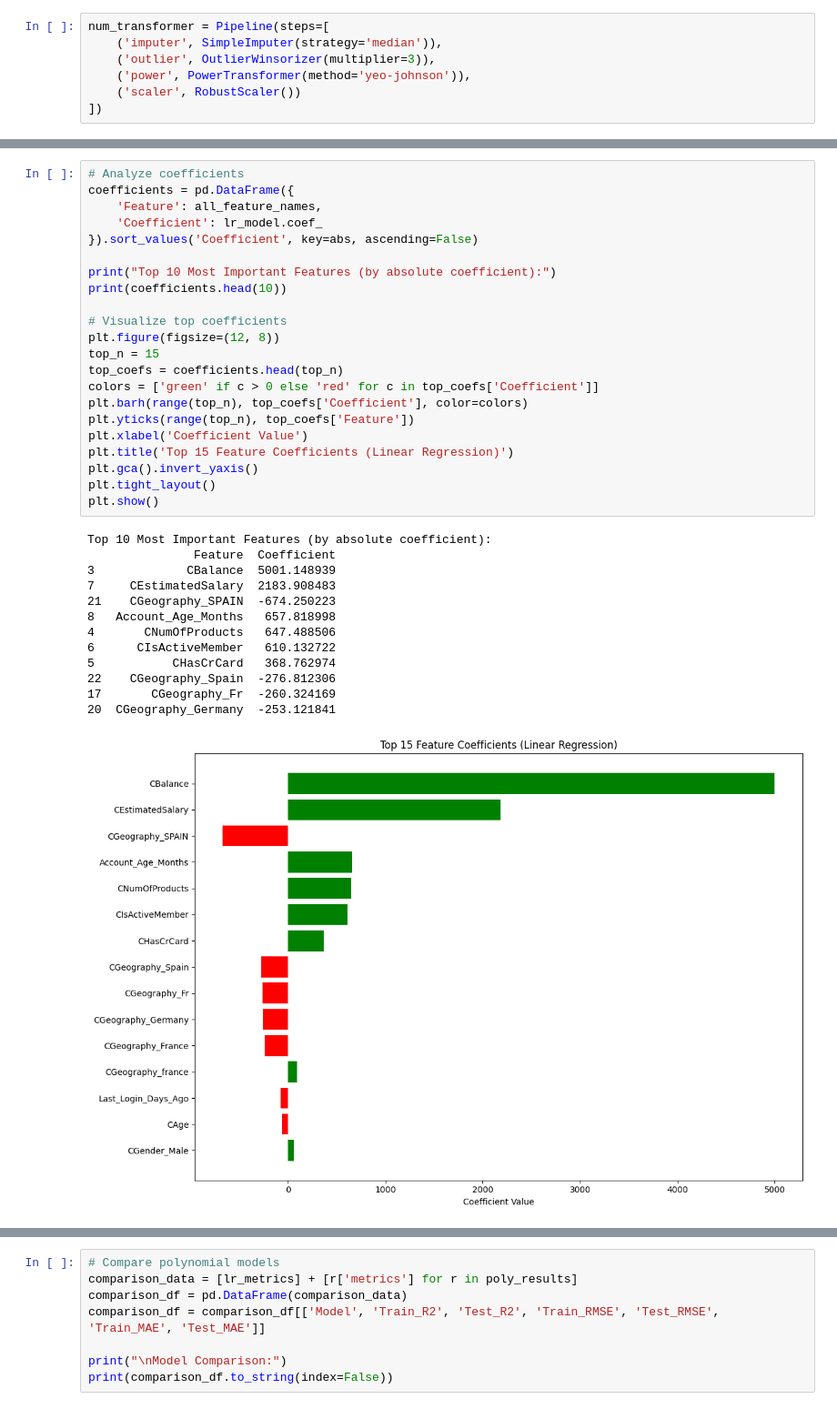
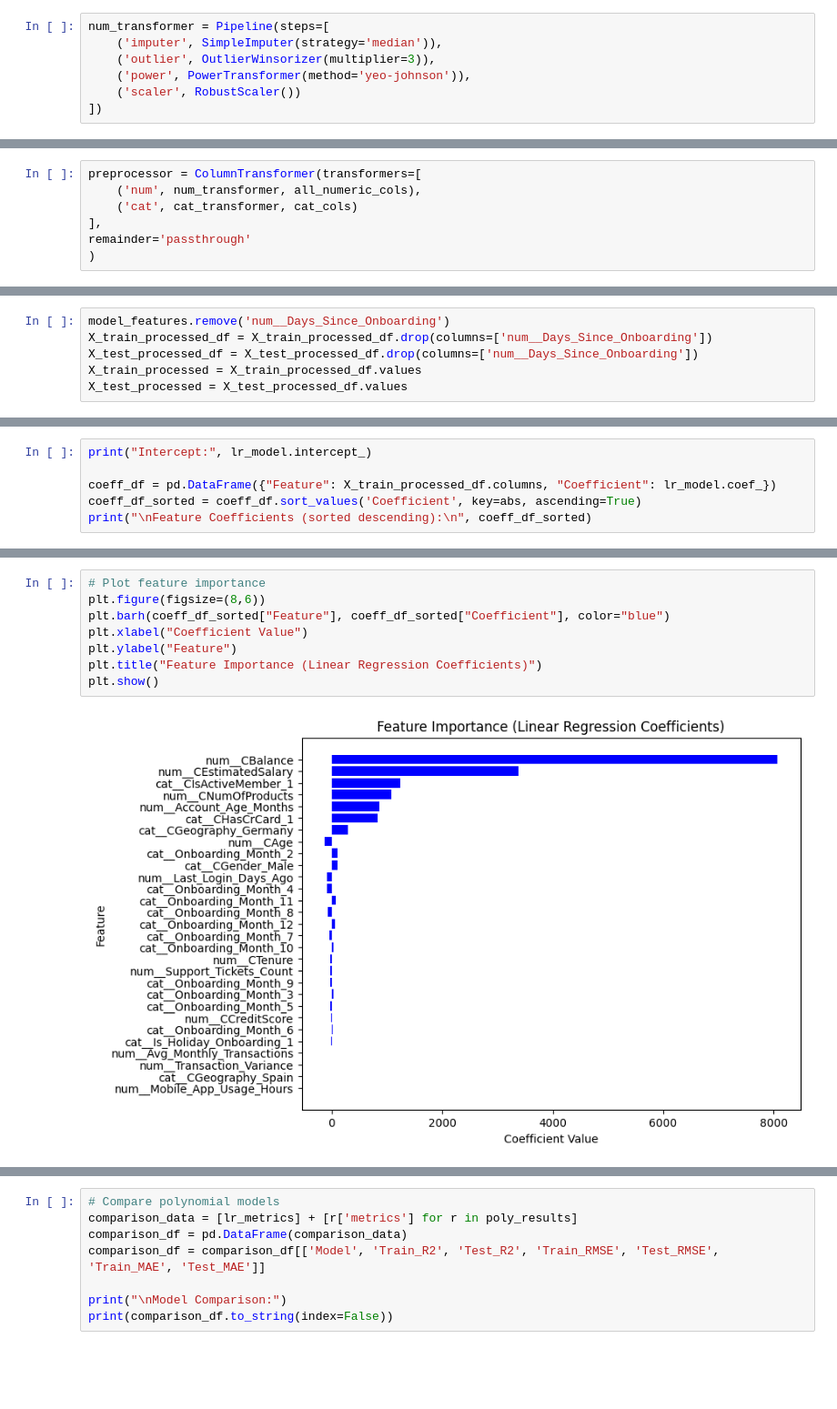
Before and after one commit to nncsimo/DSML2526, a Jupyter notebook: Abgabe/Assignment_02_3214721.ipynb, the cells around one changed output, grey strips where cells are left out. Shown at 91% size. Drawn from its saved outputs; the diff is of its cells as text; blank space fills up the shorter version.

```diff
--- a/Abgabe/Assignment_02_3214721.ipynb
+++ b/Abgabe/Assignment_02_3214721.ipynb
@@ -566,0 +477,7 @@ Name: CLV_Continuous, dtype: float64
+# %%
+preprocessor = ColumnTransformer(transformers=[
+    ('num', num_transformer, all_numeric_cols),
+    ('cat', cat_transformer, cat_cols)
+],
+remainder='passthrough'
+)
@@ -566,0 +563,6 @@ Name: CLV_Continuous, dtype: float64
+# %%
+model_features.remove('num__Days_Since_Onboarding')
+X_train_processed_df = X_train_processed_df.drop(columns=['num__Days_Since_Onboarding'])
+X_test_processed_df = X_test_processed_df.drop(columns=['num__Days_Since_Onboarding'])
+X_train_processed = X_train_processed_df.values
+X_test_processed = X_test_processed_df.values
@@ -644,0 +697,6 @@ Test Set:
+# %%
+print("Intercept:", lr_model.intercept_)
+
+coeff_df = pd.DataFrame({"Feature": X_train_processed_df.columns, "Coefficient": lr_model.coef_})
+coeff_df_sorted = coeff_df.sort_values('Coefficient', key=abs, ascending=True)
+print("\nFeature Coefficients (sorted descending):\n", coeff_df_sorted)
@@ -645,36 +721,10 @@ Test Set:
 # %%
-# Analyze coefficients
-coefficients = pd.DataFrame({
-    'Feature': all_feature_names,
-    'Coefficient': lr_model.coef_
-}).sort_values('Coefficient', key=abs, ascending=False)
-
-print("Top 10 Most Important Features (by absolute coefficient):")
-print(coefficients.head(10))
-
-# Visualize top coefficients
-plt.figure(figsize=(12, 8))
-top_n = 15
-top_coefs = coefficients.head(top_n)
-colors = ['green' if c > 0 else 'red' for c in top_coefs['Coefficient']]
-plt.barh(range(top_n), top_coefs['Coefficient'], color=colors)
-plt.yticks(range(top_n), top_coefs['Feature'])
-plt.xlabel('Coefficient Value')
-plt.title('Top 15 Feature Coefficients (Linear Regression)')
-plt.gca().invert_yaxis()
-plt.tight_layout()
+# Plot feature importance
+plt.figure(figsize=(8,6))
+plt.barh(coeff_df_sorted["Feature"], coeff_df_sorted["Coefficient"], color="blue")
+plt.xlabel("Coefficient Value")
+plt.ylabel("Feature")
+plt.title("Feature Importance (Linear Regression Coefficients)")
 plt.show()
 # %% [output]
-Top 10 Most Important Features (by absolute coefficient):
-               Feature  Coefficient
-3             CBalance  5001.148939
-7     CEstimatedSalary  2183.908483
-21    CGeography_SPAIN  -674.250223
-8   Account_Age_Months   657.818998
-4       CNumOfProducts   647.488506
-6      CIsActiveMember   610.132722
-5           CHasCrCard   368.762974
-22    CGeography_Spain  -276.812306
-17       CGeography_Fr  -260.324169
-20  CGeography_Germany  -253.121841
-[figure, old version]
+[figure, new version]
```
Also changed, not shown: parts of 52 cells of this notebook, 2 other files.
